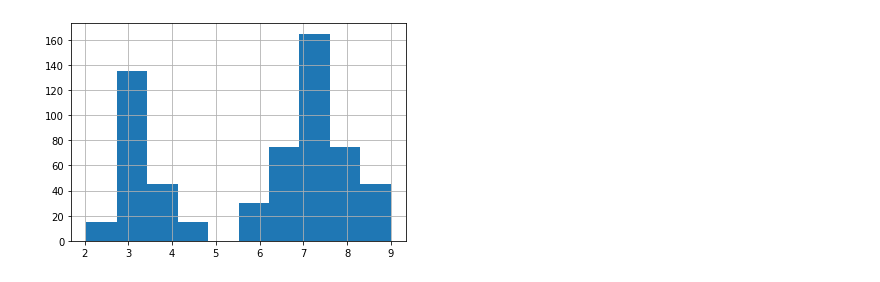
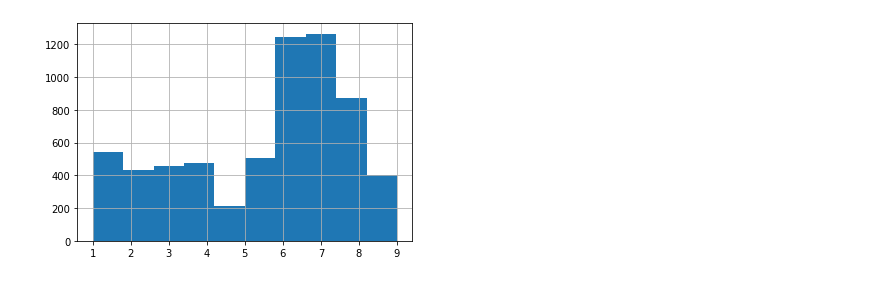
Before and after one commit to BIAPT/Scripts, a Jupyter notebook: IEEE Brain Challenge/experiment_3_ml_exploration.ipynb, the cells around one changed output. Drawn from its saved outputs; the diff is of its cells as text; code cells hidden in the pictures.

```diff
--- a/IEEE Brain Challenge/experiment_3_ml_exploration.ipynb
+++ b/IEEE Brain Challenge/experiment_3_ml_exploration.ipynb
@@ -30,8 +30,8 @@ data
 # %%
-data['dominance'].hist()
+data['liking'].hist()
 plt.show()
 # %% [output]
-[figure, old version]
+[figure, new version]
 # %%
 # We will be trying to classify based on arousal for this experiment
 y = data[['participant_id','trial_number','window_number','arousal']];
```
Also changed, not shown: parts of 3 cells of this notebook, 5 other files.
